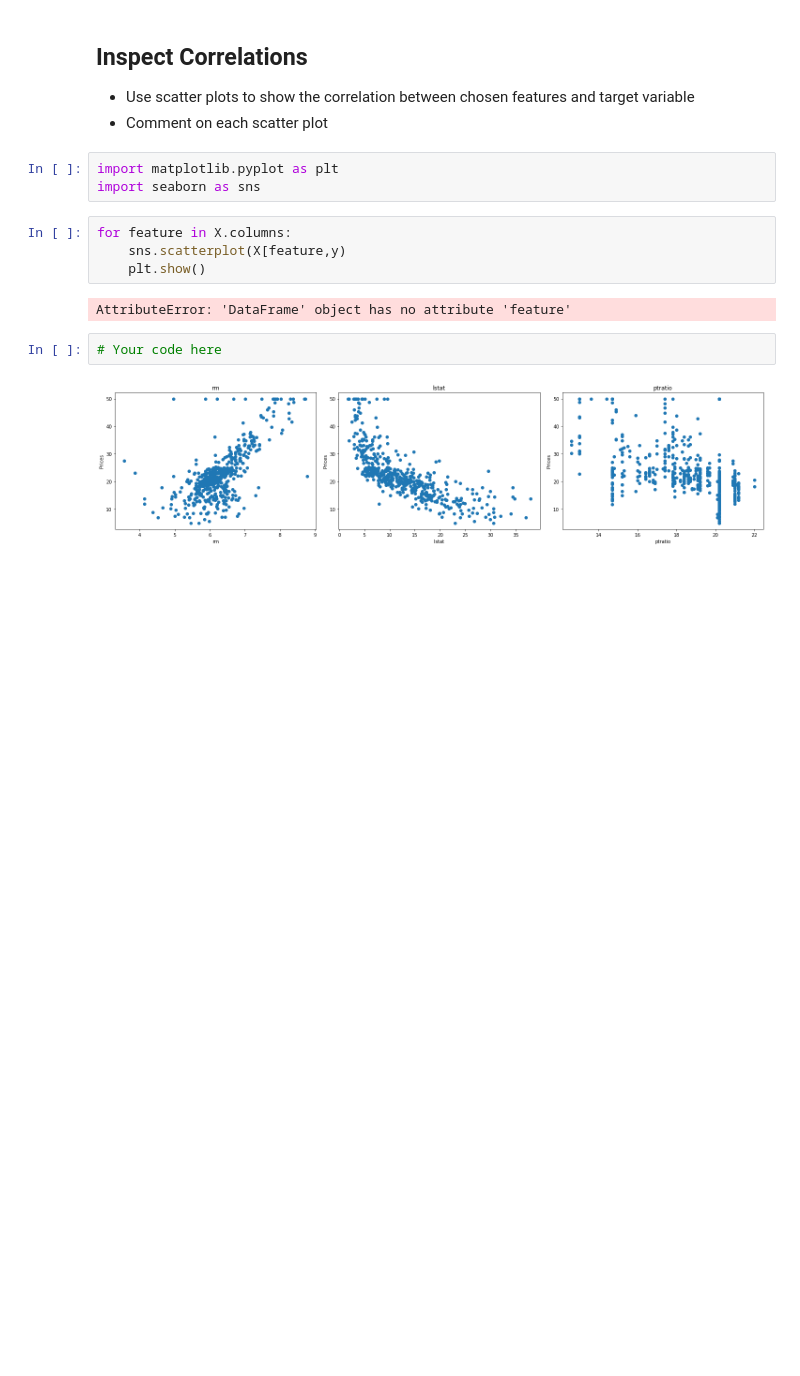
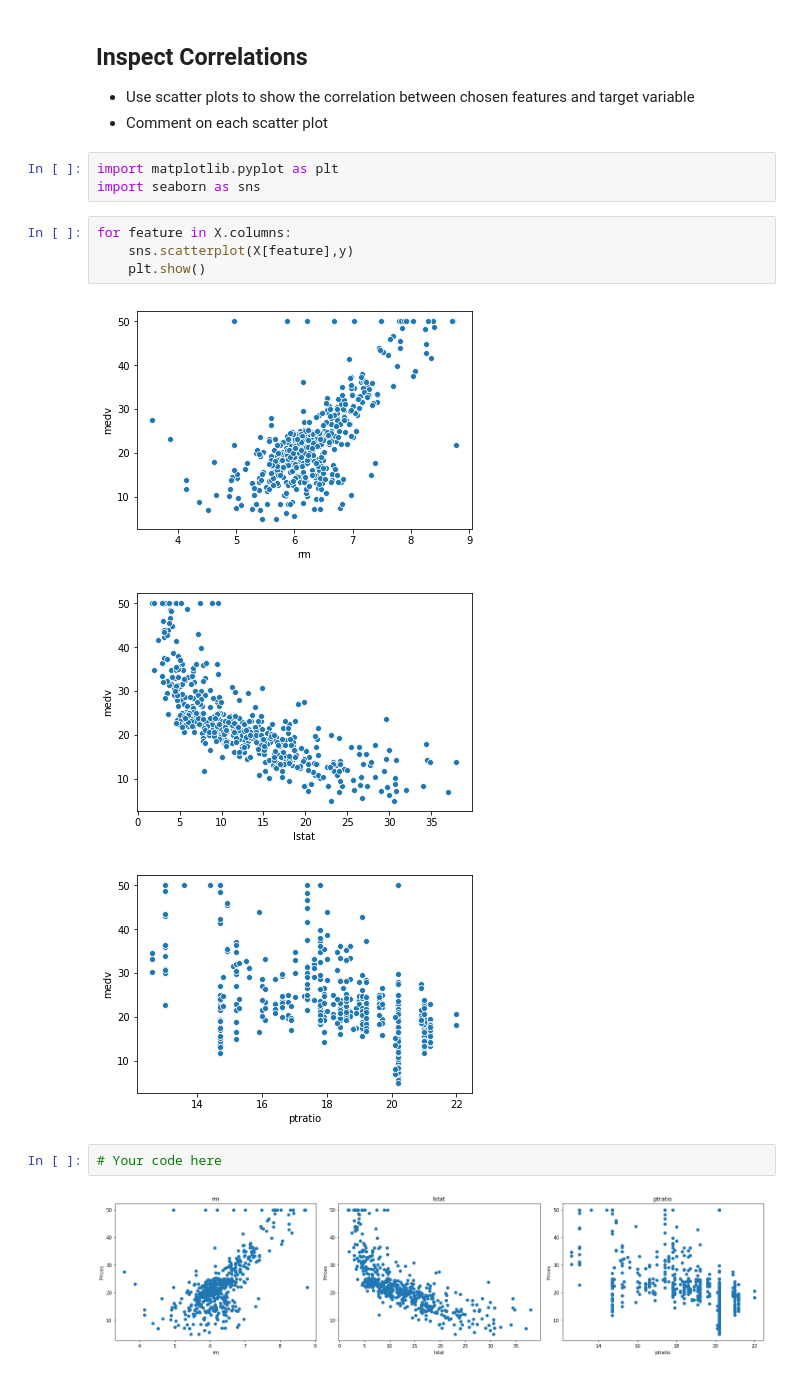
Before and after one commit to colemiller94/dsc-3-31-11-regression-trees-model-optimization-lab-nyc-ds-career-012819, a Jupyter notebook: index.ipynb, the cells around one changed output. Cells and saved outputs as stored; diff of their text form; blank space fills up the shorter version.

```diff
--- a/index.ipynb
+++ b/index.ipynb
@@ -103,10 +103,12 @@ import matplotlib.pyplot as plt
 import seaborn as sns
 # %%
 for feature in X.columns:
-    sns.scatterplot(X[feature,y)
+    sns.scatterplot(X[feature],y)
     plt.show()
 # %% [output]
-AttributeError: 'DataFrame' object has no attribute 'feature'
+[figure, added]
+[figure, added]
+[figure, added]
 # %%
 # Your code here
 # %% [output]
```
